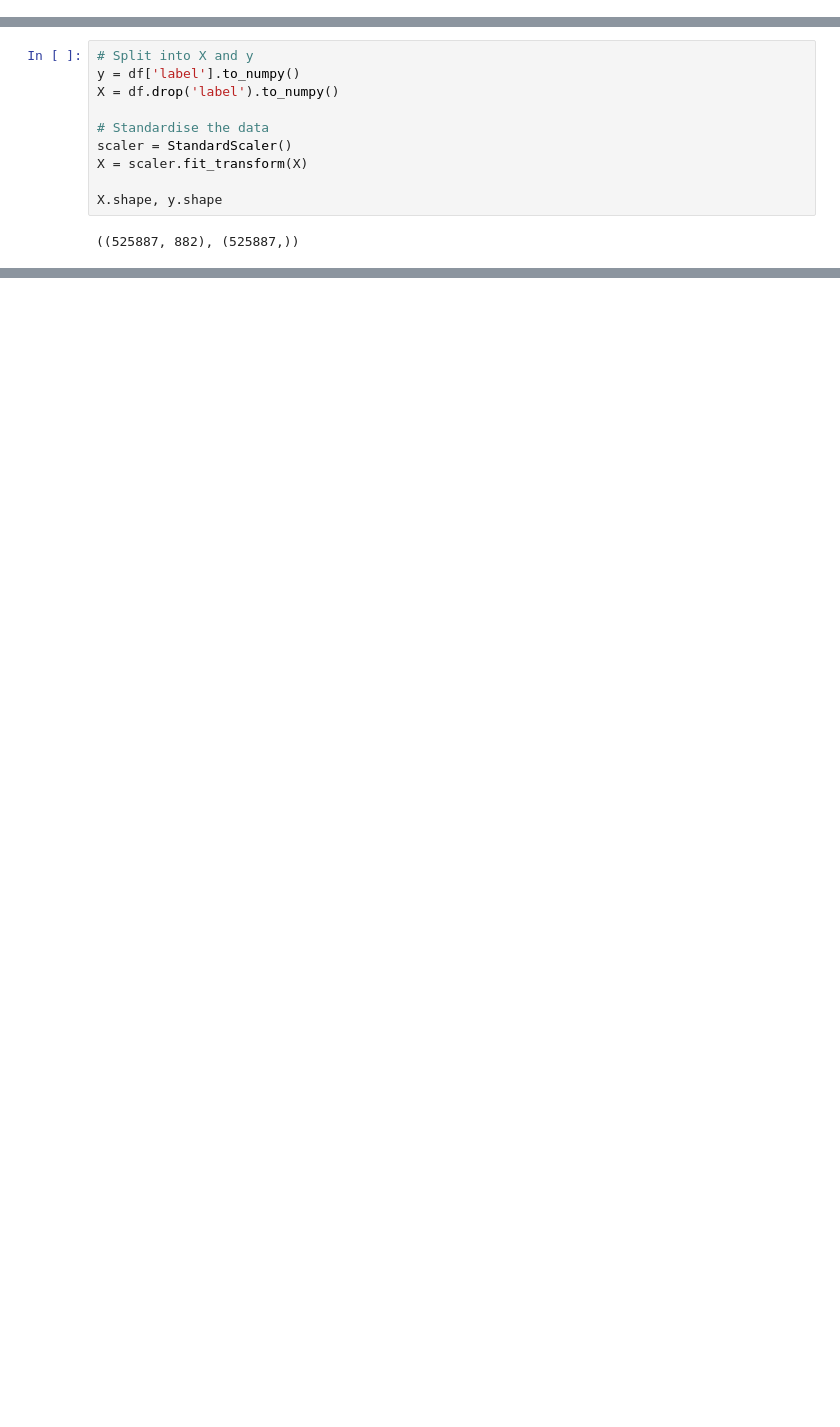
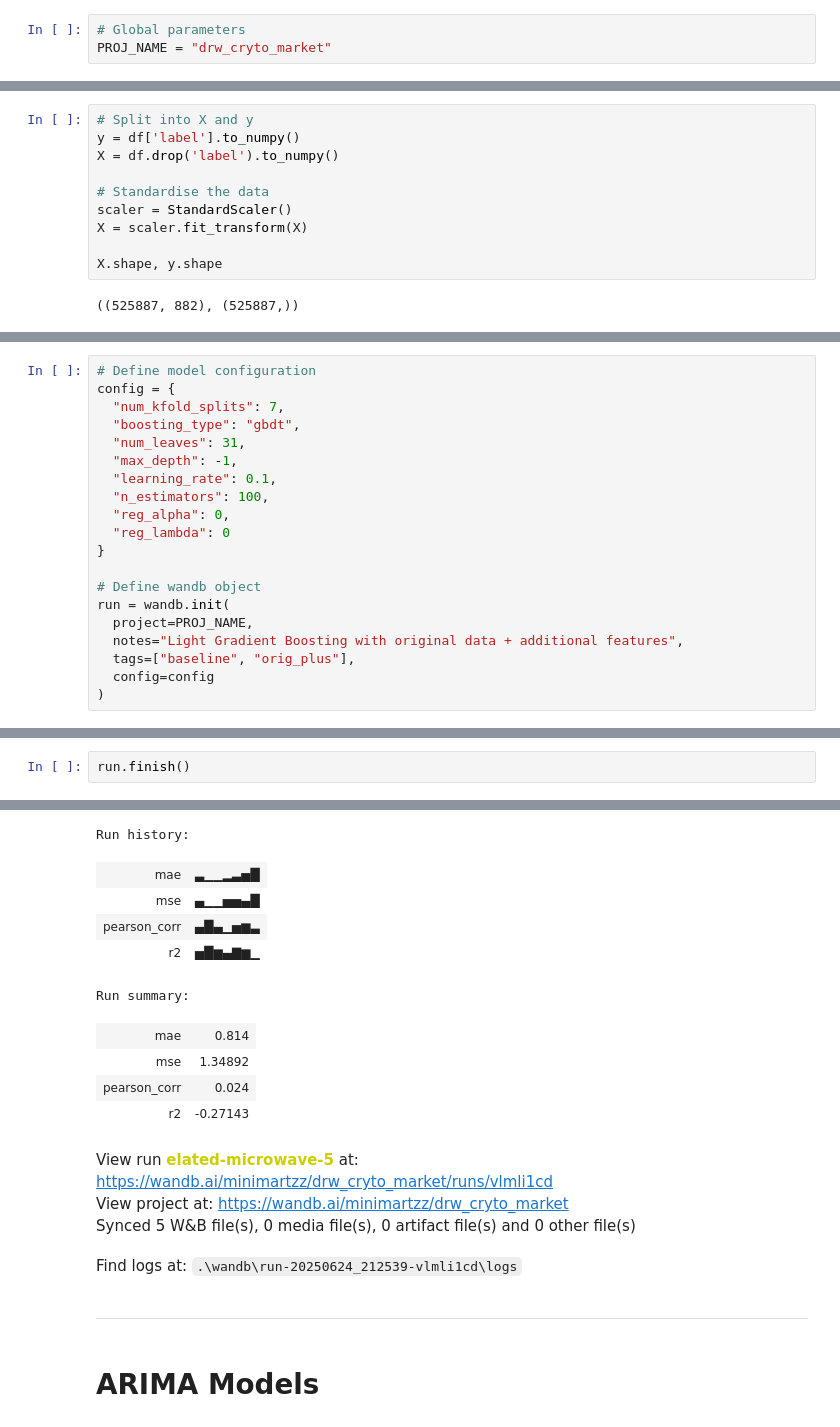
Before and after one commit to minimartzz/drw-crypto-market-prediction, a Jupyter notebook: model_testing.ipynb, the cells around one changed output, grey strips where cells are left out. Drawn from its saved outputs; the diff is of its cells as text; blank space fills up the shorter version.

Commit message:
Update: Completed baseline models. Starting on ARIMA models

```diff
--- a/model_testing.ipynb
+++ b/model_testing.ipynb
@@ -28,3 +47,6 @@ from scipy.stats import pearsonr
+# %%
+# Global parameters
+PROJ_NAME = "drw_cryto_market"
 # %%
 df = pl.read_csv("data/clean/orig_plus.csv")
 
@@ -55,0 +80,20 @@ X.shape, y.shape
+# %%
+# Define model configuration
+config = {
+  "num_kfold_splits": 7,
+  "boosting_type": "gbdt",
+  "num_leaves": 31,
+  "max_depth": -1,
+  "learning_rate": 0.1,
+  "n_estimators": 100,
+  "reg_alpha": 0,
+  "reg_lambda": 0
+}
+
+# Define wandb object
+run = wandb.init(
+  project=PROJ_NAME,
+  notes="Light Gradient Boosting with original data + additional features",
+  tags=["baseline", "orig_plus"],
+  config=config
+)
@@ -98,0 +222,3 @@ Pearson Coefficient Score: 0.06157752412538714
+# %%
+run.finish()
+# %% [output]
@@ -98,0 +226,18 @@ Pearson Coefficient Score: 0.06157752412538714
+Run history:
+| mae | ▃▁▁▂▃▅█ |
+| mse | ▄▁▁▅▅▄█ |
+| pearson_corr | ▄█▄▁▅▆▃ |
+| r2 | ▅█▆▄▇▆▁ |
+Run summary:
+| mae | 0.814 |
+| mse | 1.34892 |
+| pearson_corr | 0.024 |
+| r2 | -0.27143 |
+View run elated-microwave-5 at: https://wandb.ai/minimartzz/drw_cryto_market/runs/vlmli1cd
+View project at: https://wandb.ai/minimartzz/drw_cryto_market
+Synced 5 W&B file(s), 0 media file(s), 0 artifact file(s) and 0 other file(s)
+Find logs at: .\wandb\run-20250624_212539-vlmli1cd\logs
+# %% [markdown]
+---
+# %% [markdown]
+# ARIMA Models
```
Also changed, not shown: parts of 24 cells of this notebook, 2 other files.
